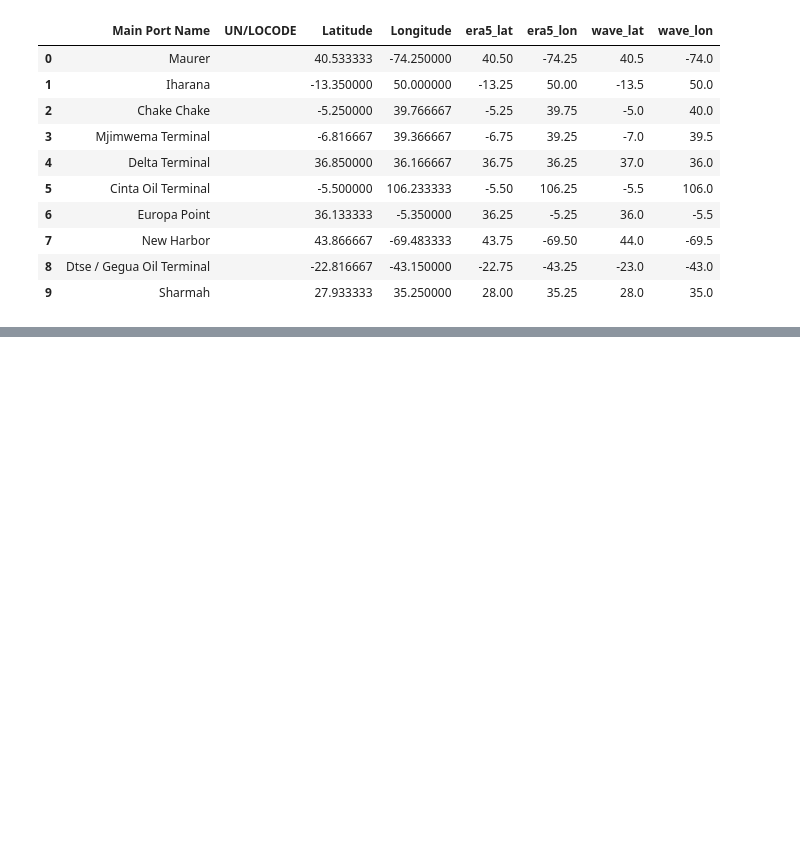
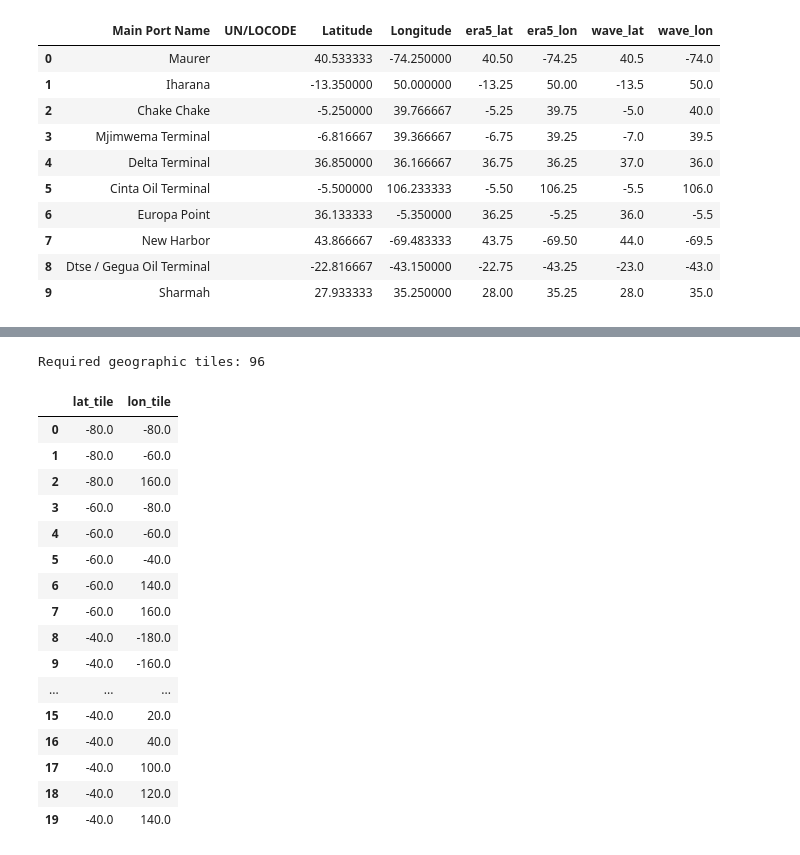
Before and after one commit to Suprabhat4970/MarineGuard-AI, a Jupyter notebook: ml/Weather_Forecasting_Model.ipynb, the cells around one changed output, grey strips where cells are left out. Cells and saved outputs as stored; diff of their text form; code cells hidden in the pictures; blank space fills up the shorter version.

```diff
--- a/ml/Weather_Forecasting_Model.ipynb
+++ b/ml/Weather_Forecasting_Model.ipynb
@@ -344,0 +668,40 @@ Unique ERA5 wave cells: 2581
+# %%
+import numpy as np
+
+era5_cells["lat_tile"] = (
+    np.floor(era5_cells["era5_lat"] / 20) * 20
+)
+
+era5_cells["lon_tile"] = (
+    np.floor(era5_cells["era5_lon"] / 20) * 20
+)
+
+tiles = (
+    era5_cells[["lat_tile", "lon_tile"]]
+    .drop_duplicates()
+    .sort_values(["lat_tile", "lon_tile"])
+    .reset_index(drop=True)
+)
+
+print("Required geographic tiles:", len(tiles))
+
+display(tiles.head(20))
+# %% [output]
+Required geographic tiles: 96
+|  | lat_tile | lon_tile |
+| 0 | -80.0 | -80.0 |
+| 1 | -80.0 | -60.0 |
+| 2 | -80.0 | 160.0 |
+| 3 | -60.0 | -80.0 |
+| 4 | -60.0 | -60.0 |
+| 5 | -60.0 | -40.0 |
+| 6 | -60.0 | 140.0 |
+| 7 | -60.0 | 160.0 |
+| 8 | -40.0 | -180.0 |
+| 9 | -40.0 | -160.0 |
+| ... | ... | ... |
+| 15 | -40.0 | 20.0 |
+| 16 | -40.0 | 40.0 |
+| 17 | -40.0 | 100.0 |
+| 18 | -40.0 | 120.0 |
+| 19 | -40.0 | 140.0 |
```
Also changed, not shown: parts of 15 cells of this notebook, 1 other file.
